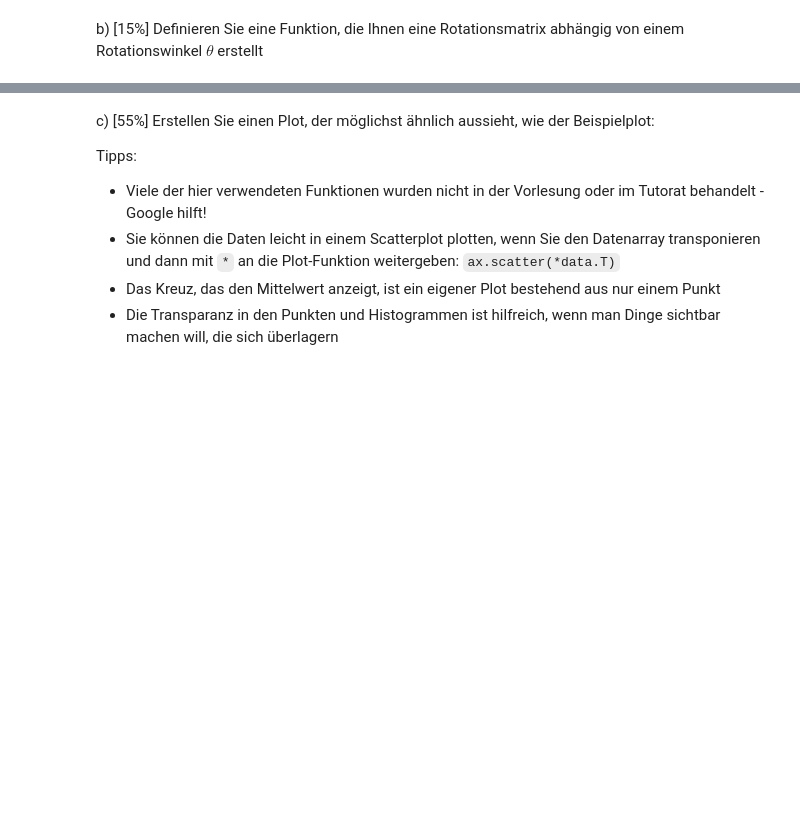
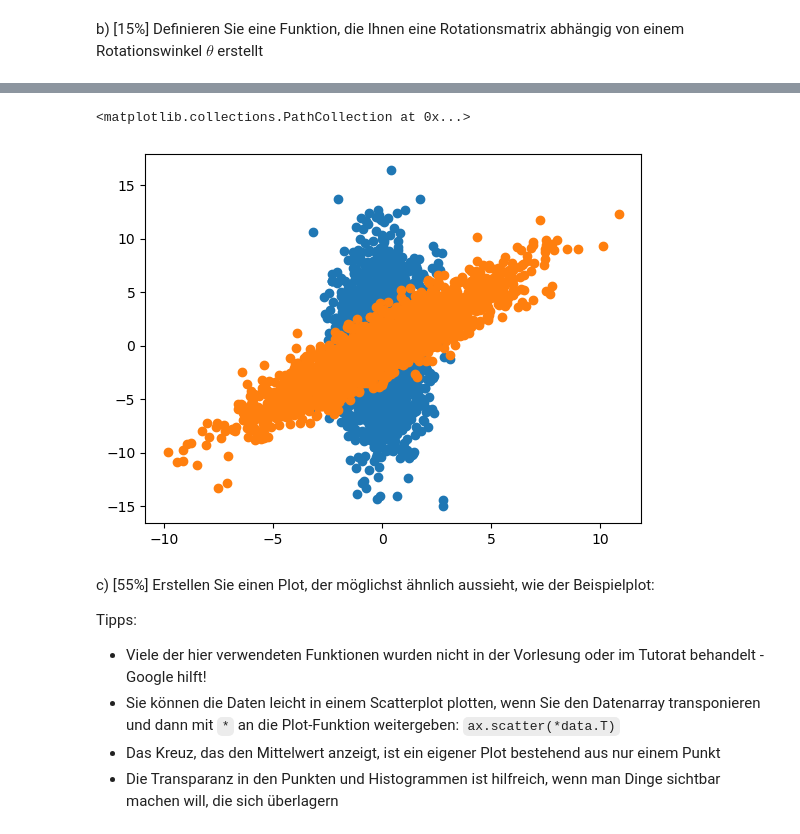
Before and after one commit to tomschewski/datascience1exercise, a Jupyter notebook: Exercise03/Exercise.ipynb, the cells around one changed output, grey strips where cells are left out. Cells and saved outputs as stored; diff of their text form; code cells hidden in the pictures; blank space fills up the shorter version.

```diff
--- a/Exercise03/Exercise.ipynb
+++ b/Exercise03/Exercise.ipynb
@@ -156,3 +151,13 @@ array([[0.76604444, 0.7727847 ],
+# %%
+#test data for testing purpose
+data = np.load("backup_data_2a.npy")
+datab = np.load("backup_data_2b.npy")
+
+plt.scatter(data[:, 0], data[:, 1])
+plt.scatter(datab[:, 0], datab[:, 1])
+# %% [output]
+<matplotlib.collections.PathCollection at 0x...>
+[figure, added]
 # %% [markdown]
 c) [55%] Erstellen Sie einen Plot, der möglichst ähnlich aussieht, wie der Beispielplot:
 
```
Also changed, not shown: parts of 3 cells of this notebook.
